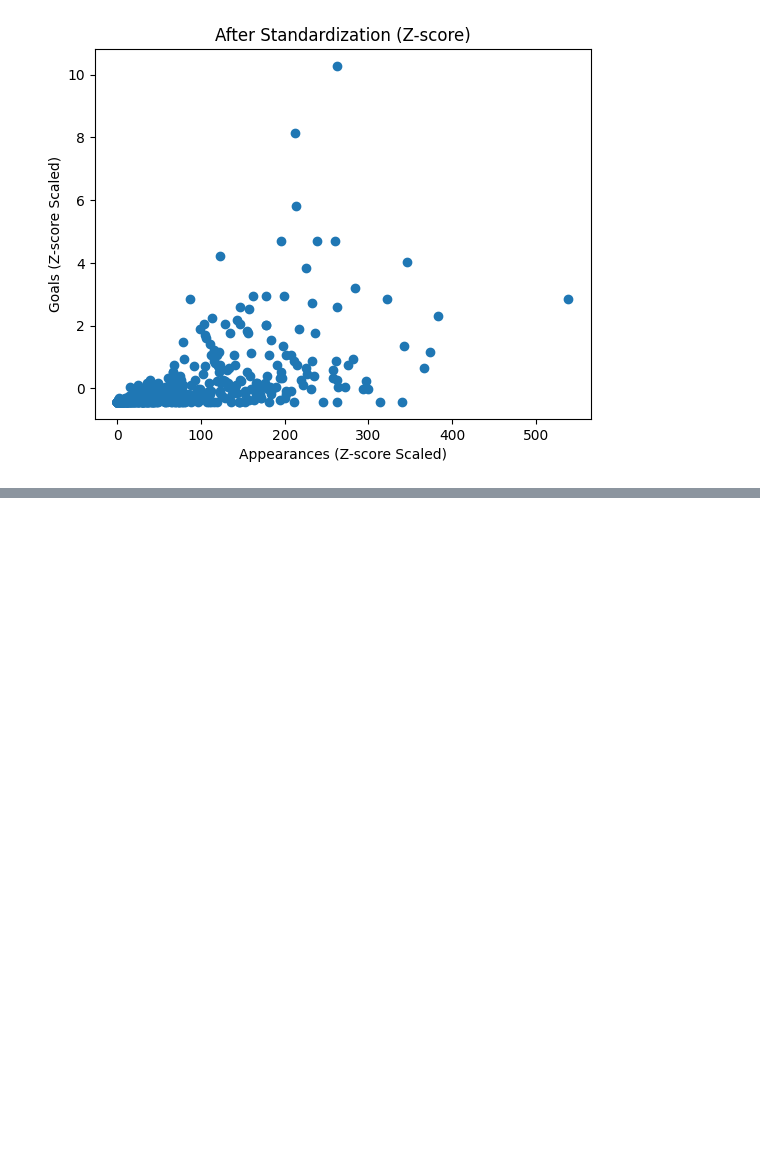
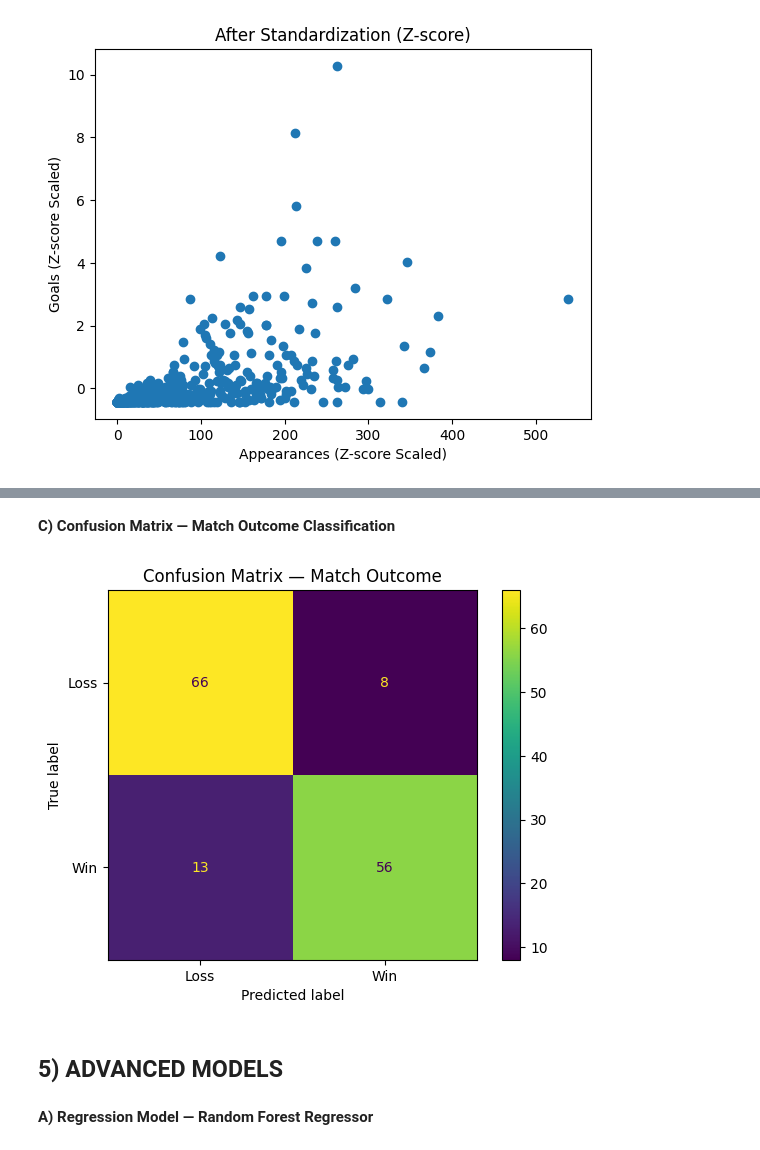
Before and after one commit to springboardmentor1979b-cmyk/ScoreSight---Predicting-EPL-Points-Tally-Top-Scorer, a Jupyter notebook: Vishal_EplScorePrediction.ipynb, the cells around one changed output, grey strips where cells are left out. Cells and saved outputs as stored; diff of their text form; code cells hidden in the pictures; blank space fills up the shorter version.

```diff
--- a/Vishal_EplScorePrediction.ipynb
+++ b/Vishal_EplScorePrediction.ipynb
@@ -509,0 +587,23 @@ plt.show()
+# %%
+#Prepare Data for Classification
+# Select features and target for classification
+X_cls = df[feature_cols]
+y_cls = df['Outcome_encoded']
+
+# : Handle NaN values AFTER feature selection
+X_cls = X_cls.fillna(X_cls.mean())
+y_cls = y_cls.fillna(y_cls.mode()[0])
+
+
+# 75% training, 25% testing
+X_train_c, X_test_c, y_train_c, y_test_c = train_test_split(
+    X_cls, y_cls,
+    test_size=0.25,
+    random_state=42
+)
+# %%
+#Train Logistic Regression Model
+from sklearn.linear_model import LogisticRegression
+
+log_model = LogisticRegression(max_iter=1000)
+log_model.fit(X_train_c, y_train_c)
@@ -509,0 +612,9 @@ plt.show()
+# %%
+#Evaluate Classification Model
+from sklearn.metrics import accuracy_score, classification_report
+
+y_pred_c = log_model.predict(X_test_c)
+
+print("Logistic Regression Accuracy:", accuracy_score(y_test_c, y_pred_c))
+print("\nClassification Report:")
+print(classification_report(y_test_c, y_pred_c))
@@ -509,0 +724,21 @@ plt.show()
+# %% [markdown]
+**C) Confusion Matrix — Match Outcome Classification**
+# %%
+from sklearn.metrics import confusion_matrix, ConfusionMatrixDisplay
+
+cm = confusion_matrix(y_test_c, y_pred_c)
+
+disp = ConfusionMatrixDisplay(
+    confusion_matrix=cm,
+    display_labels=['Loss', 'Win']
+)
+
+disp.plot()
+plt.title("Confusion Matrix — Match Outcome")
+plt.show()
+# %% [output]
+[figure, added]
+# %% [markdown]
+## **5) ADVANCED MODELS**
+# %% [markdown]
+**A) Regression Model — Random Forest Regressor**
```
Also changed, not shown: parts of 34 cells of this notebook.
